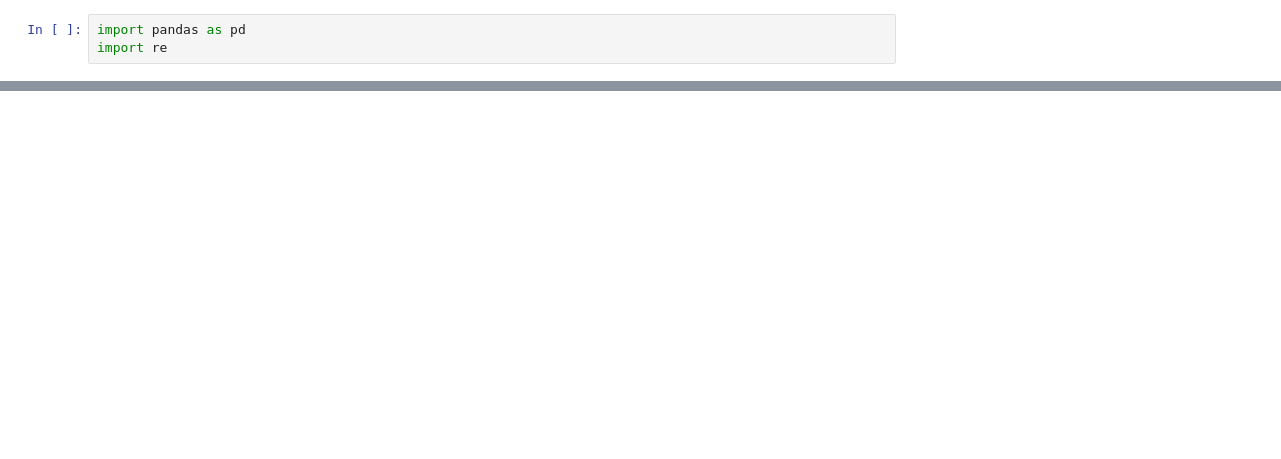
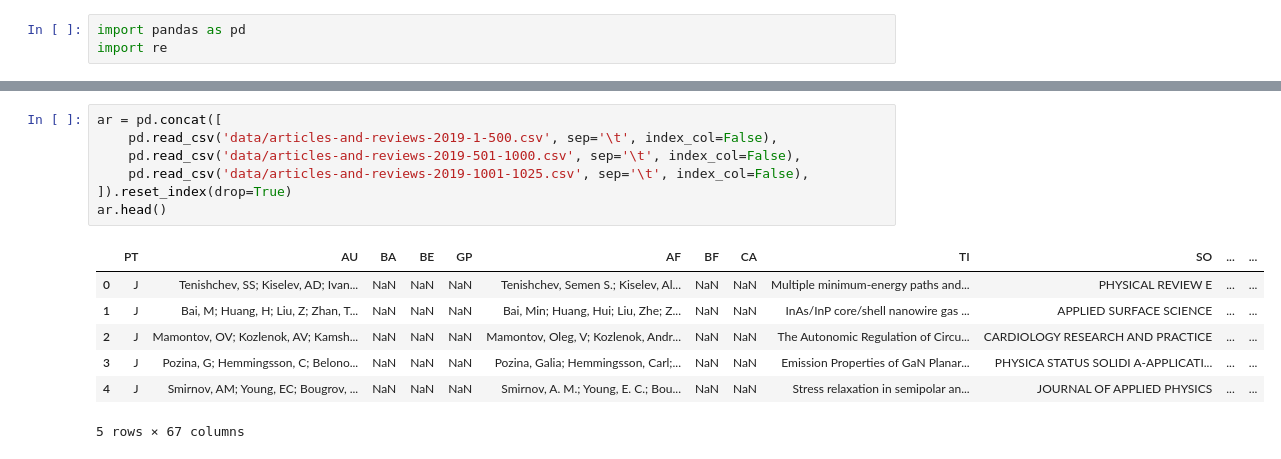
Before and after one commit to psalru/analytics, a Jupyter notebook: 2021_07_07_wos_q1_q2_with_fractions/report.ipynb, the cells around one changed output, grey strips where cells are left out. Drawn from its saved outputs; the diff is of its cells as text; blank space fills up the shorter version.

```diff
--- a/2021_07_07_wos_q1_q2_with_fractions/report.ipynb
+++ b/2021_07_07_wos_q1_q2_with_fractions/report.ipynb
@@ -354,0 +138,15 @@ WC=(COMPUTER SCIENCE INFORMATION SYSTEMS OR COMPUTER SCIENCE ARTIFICIAL INTELLIG
+# %%
+ar = pd.concat([
+    pd.read_csv('data/articles-and-reviews-2019-1-500.csv', sep='\t', index_col=False),
+    pd.read_csv('data/articles-and-reviews-2019-501-1000.csv', sep='\t', index_col=False),
+    pd.read_csv('data/articles-and-reviews-2019-1001-1025.csv', sep='\t', index_col=False),
+]).reset_index(drop=True)
+ar.head()
+# %% [output]
+|  | PT | AU | BA | BE | GP | AF | BF | CA | TI | SO | ... | ... |
+| 0 | J | Tenishchev, SS; Kiselev, AD; Ivan... | NaN | NaN | NaN | Tenishchev, Semen S.; Kiselev, Al... | NaN | NaN | Multiple minimum-energy paths and... | PHYSICAL REVIEW E | ... | ... |
+| 1 | J | Bai, M; Huang, H; Liu, Z; Zhan, T... | NaN | NaN | NaN | Bai, Min; Huang, Hui; Liu, Zhe; Z... | NaN | NaN | InAs/InP core/shell nanowire gas ... | APPLIED SURFACE SCIENCE | ... | ... |
+| 2 | J | Mamontov, OV; Kozlenok, AV; Kamsh... | NaN | NaN | NaN | Mamontov, Oleg, V; Kozlenok, Andr... | NaN | NaN | The Autonomic Regulation of Circu... | CARDIOLOGY RESEARCH AND PRACTICE | ... | ... |
+| 3 | J | Pozina, G; Hemmingsson, C; Belono... | NaN | NaN | NaN | Pozina, Galia; Hemmingsson, Carl;... | NaN | NaN | Emission Properties of GaN Planar... | PHYSICA STATUS SOLIDI A-APPLICATI... | ... | ... |
+| 4 | J | Smirnov, AM; Young, EC; Bougrov, ... | NaN | NaN | NaN | Smirnov, A. M.; Young, E. C.; Bou... | NaN | NaN | Stress relaxation in semipolar an... | JOURNAL OF APPLIED PHYSICS | ... | ... |
+5 rows × 67 columns
```
Also changed, not shown: parts of 27 cells of this notebook, 4 other files.
